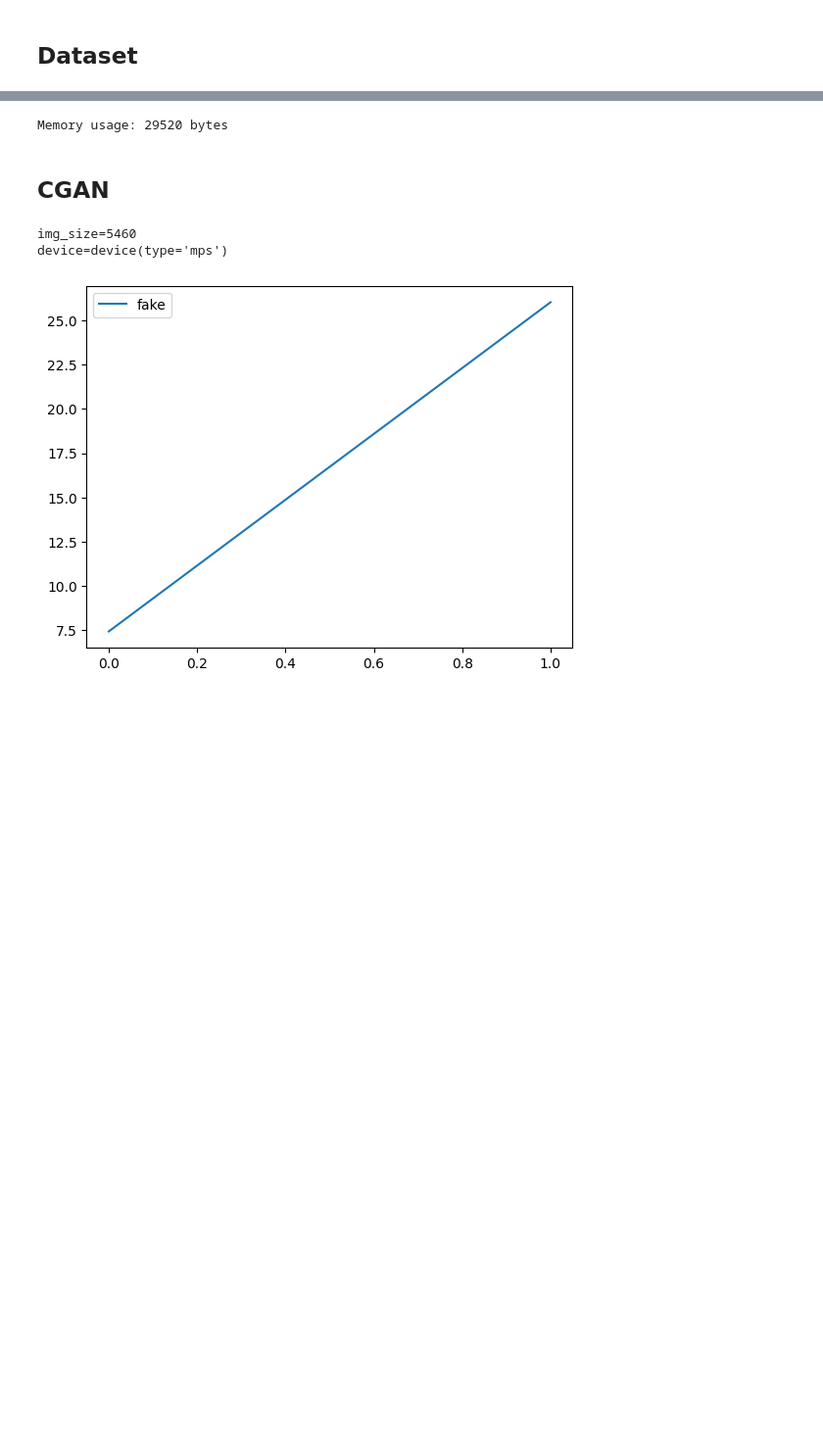
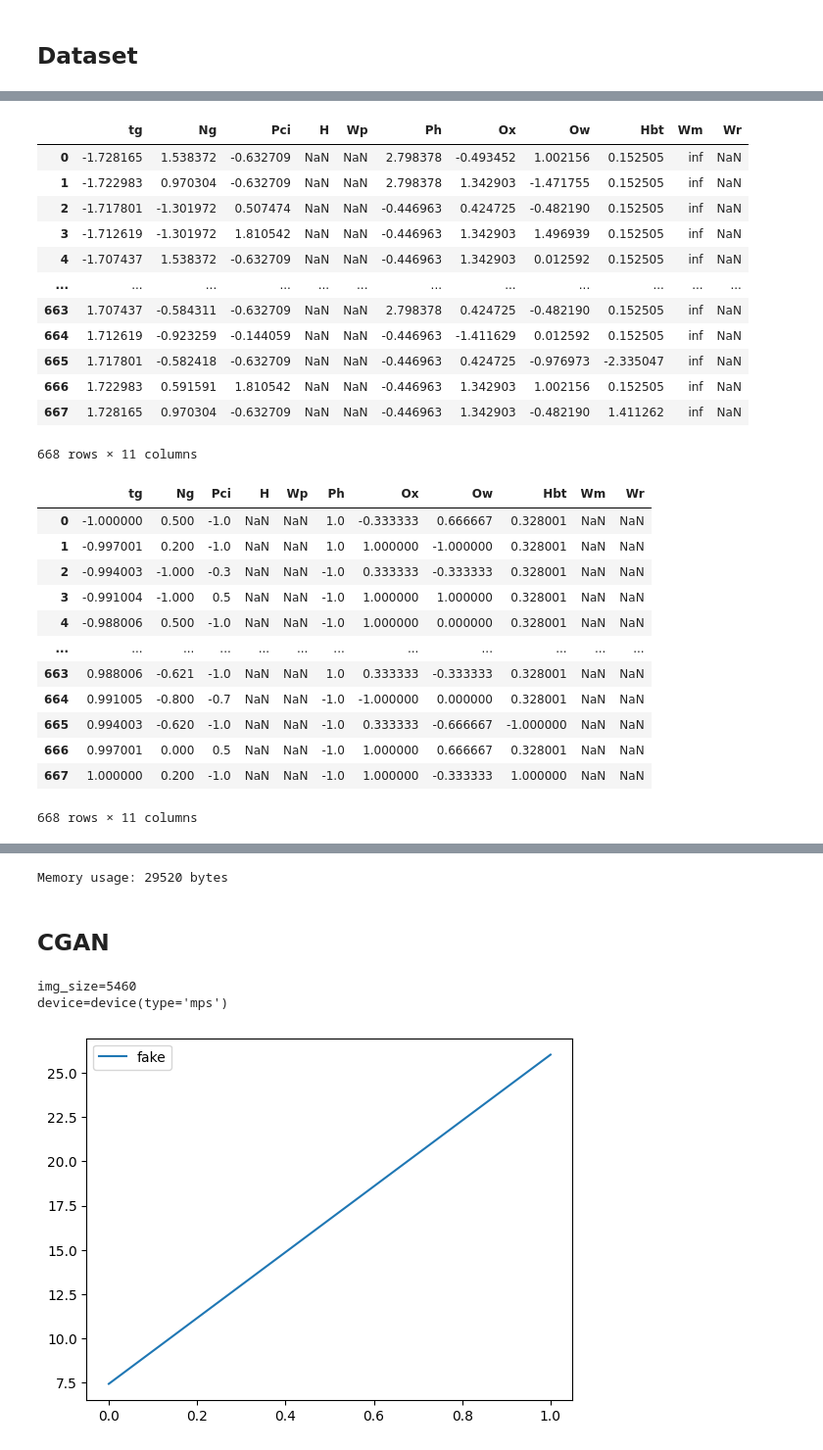
Before and after one commit to JoeyShapiro/blast-furnace-cgan, a Jupyter notebook: cgan.ipynb, the cells around one changed output, grey strips where cells are left out. Shown at 98% size. Saved outputs shown, nothing was run; the diff lists cells and outputs as text; code cells hidden in the pictures; blank space fills up the shorter version.

```diff
--- a/cgan.ipynb
+++ b/cgan.ipynb
@@ -94,0 +118,36 @@ class MyDataset(VisionDataset):
+# %%
+# normalize each column
+df_normalized = (dataset.features - dataset.features.mean()) / dataset.features.std()
+display(df_normalized)
+
+# make the values between -1 and 1
+df_normalized = (dataset.features - dataset.features.mean()) / dataset.features.std()
+df_normalized = 2 * (df_normalized - df_normalized.min()) / (df_normalized.max() - df_normalized.min()) - 1
+display(df_normalized)
+# %% [output]
+|  | tg | Ng | Pci | H | Wp | Ph | Ox | Ow | Hbt | Wm | Wr |
+| 0 | -1.728165 | 1.538372 | -0.632709 | NaN | NaN | 2.798378 | -0.493452 | 1.002156 | 0.152505 | inf | NaN |
+| 1 | -1.722983 | 0.970304 | -0.632709 | NaN | NaN | 2.798378 | 1.342903 | -1.471755 | 0.152505 | inf | NaN |
+| 2 | -1.717801 | -1.301972 | 0.507474 | NaN | NaN | -0.446963 | 0.424725 | -0.482190 | 0.152505 | inf | NaN |
+| 3 | -1.712619 | -1.301972 | 1.810542 | NaN | NaN | -0.446963 | 1.342903 | 1.496939 | 0.152505 | inf | NaN |
+| 4 | -1.707437 | 1.538372 | -0.632709 | NaN | NaN | -0.446963 | 1.342903 | 0.012592 | 0.152505 | inf | NaN |
+| ... | ... | ... | ... | ... | ... | ... | ... | ... | ... | ... | ... |
+| 663 | 1.707437 | -0.584311 | -0.632709 | NaN | NaN | 2.798378 | 0.424725 | -0.482190 | 0.152505 | inf | NaN |
+| 664 | 1.712619 | -0.923259 | -0.144059 | NaN | NaN | -0.446963 | -1.411629 | 0.012592 | 0.152505 | inf | NaN |
+| 665 | 1.717801 | -0.582418 | -0.632709 | NaN | NaN | -0.446963 | 0.424725 | -0.976973 | -2.335047 | inf | NaN |
+| 666 | 1.722983 | 0.591591 | 1.810542 | NaN | NaN | -0.446963 | 1.342903 | 1.002156 | 0.152505 | inf | NaN |
+| 667 | 1.728165 | 0.970304 | -0.632709 | NaN | NaN | -0.446963 | 1.342903 | -0.482190 | 1.411262 | inf | NaN |
+668 rows × 11 columns
+|  | tg | Ng | Pci | H | Wp | Ph | Ox | Ow | Hbt | Wm | Wr |
+| 0 | -1.000000 | 0.500 | -1.0 | NaN | NaN | 1.0 | -0.333333 | 0.666667 | 0.328001 | NaN | NaN |
+| 1 | -0.997001 | 0.200 | -1.0 | NaN | NaN | 1.0 | 1.000000 | -1.000000 | 0.328001 | NaN | NaN |
+| 2 | -0.994003 | -1.000 | -0.3 | NaN | NaN | -1.0 | 0.333333 | -0.333333 | 0.328001 | NaN | NaN |
+| 3 | -0.991004 | -1.000 | 0.5 | NaN | NaN | -1.0 | 1.000000 | 1.000000 | 0.328001 | NaN | NaN |
+| 4 | -0.988006 | 0.500 | -1.0 | NaN | NaN | -1.0 | 1.000000 | 0.000000 | 0.328001 | NaN | NaN |
+| ... | ... | ... | ... | ... | ... | ... | ... | ... | ... | ... | ... |
+| 663 | 0.988006 | -0.621 | -1.0 | NaN | NaN | 1.0 | 0.333333 | -0.333333 | 0.328001 | NaN | NaN |
+| 664 | 0.991005 | -0.800 | -0.7 | NaN | NaN | -1.0 | -1.000000 | 0.000000 | 0.328001 | NaN | NaN |
+| 665 | 0.994003 | -0.620 | -1.0 | NaN | NaN | -1.0 | 0.333333 | -0.666667 | -1.000000 | NaN | NaN |
+| 666 | 0.997001 | 0.000 | 0.5 | NaN | NaN | -1.0 | 1.000000 | 0.666667 | 0.328001 | NaN | NaN |
+| 667 | 1.000000 | 0.200 | -1.0 | NaN | NaN | -1.0 | 1.000000 | -0.333333 | 1.000000 | NaN | NaN |
+668 rows × 11 columns
```
Also changed, not shown: parts of 8 cells of this notebook.
